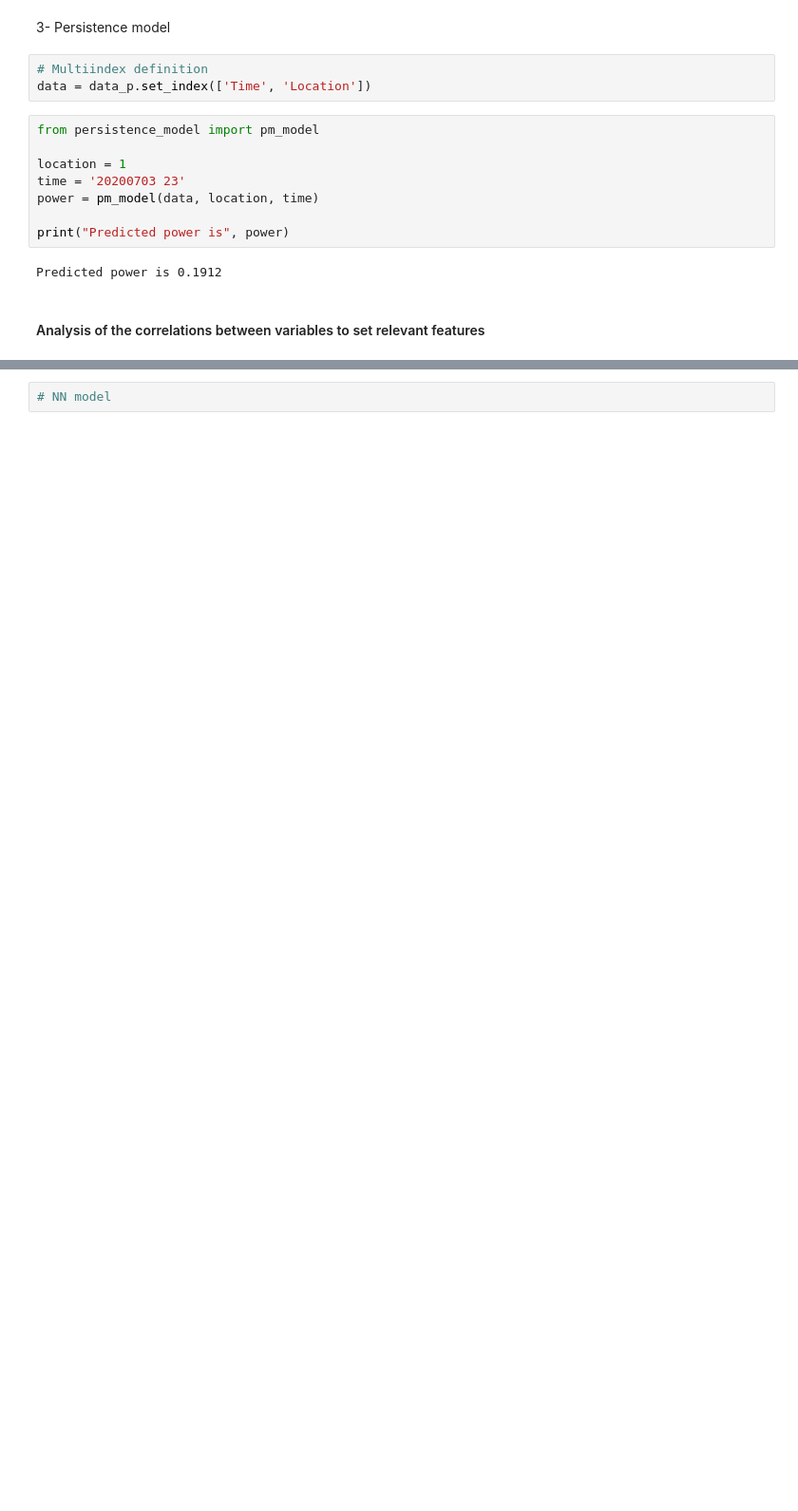
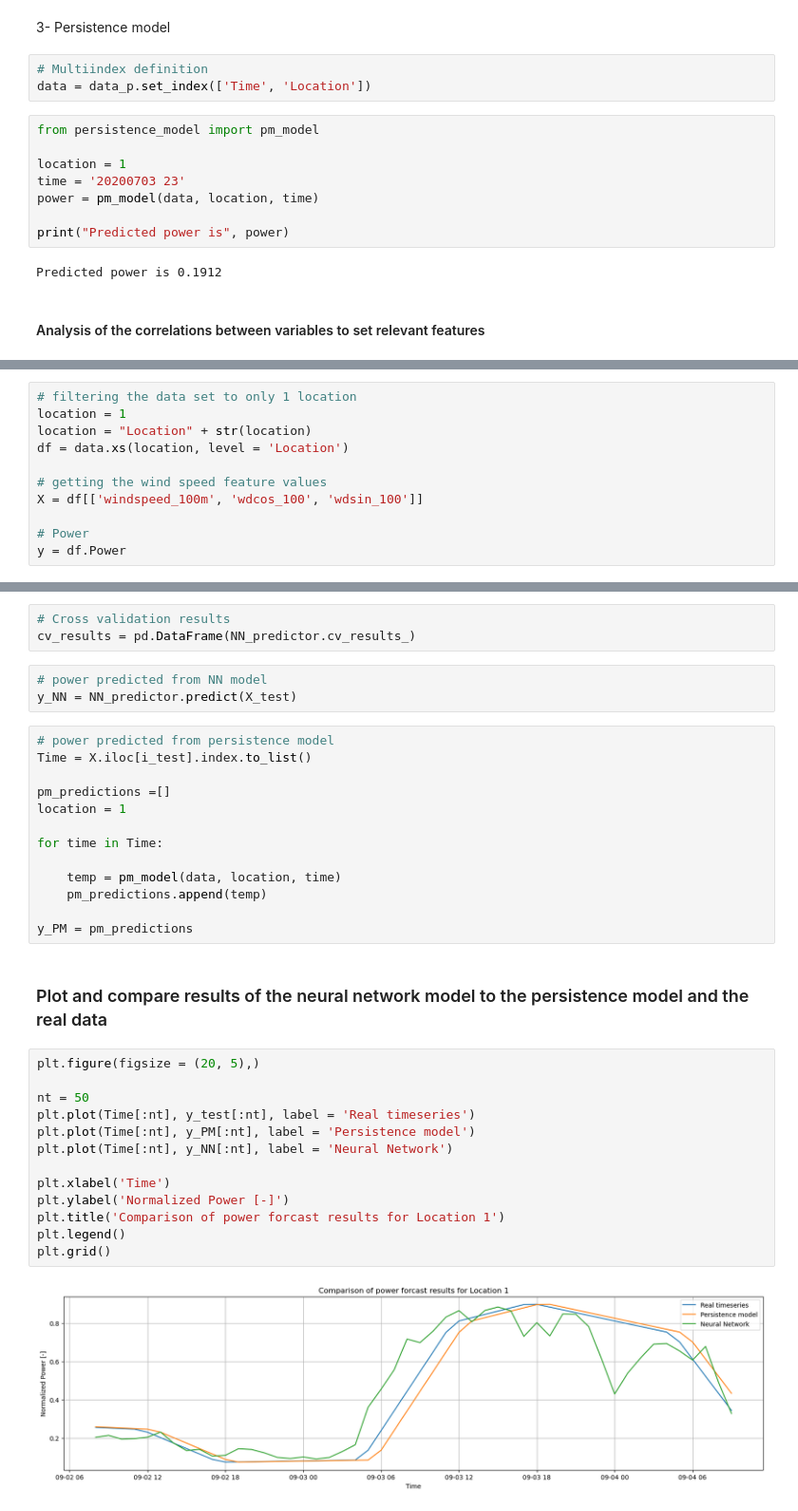
Before and after one commit to cfmor/TWEED_SC2, a Jupyter notebook: tweed_sc2/wind_power_forecasting/WP_Forecasting.ipynb, the cells around one changed output, grey strips where cells are left out. Shown at 95% size. Drawn from its saved outputs; the diff is of its cells as text; blank space fills up the shorter version.

Commit message:
added machine learning models and cleaned notebook

```diff
--- a/tweed_sc2/wind_power_forecasting/WP_Forecasting.ipynb
+++ b/tweed_sc2/wind_power_forecasting/WP_Forecasting.ipynb
@@ -92 +106,12 @@ The correlation between power is only relevant in the case of wind speed (10 or
+# %%
+# filtering the data set to only 1 location
+location = 1
+location = "Location" + str(location)
+df = data.xs(location, level = 'Location')
+
+# getting the wind speed feature values
+X = df[['windspeed_100m', 'wdcos_100', 'wdsin_100']]
+
+# Power
+y = df.Power
 # %%
@@ -94,2 +139,36 @@ The correlation between power is only relevant in the case of wind speed (10 or
-# %%
-# NN model
+# %%
+# Cross validation results
+cv_results = pd.DataFrame(NN_predictor.cv_results_)
+# %%
+# power predicted from NN model
+y_NN = NN_predictor.predict(X_test)
+# %%
+# power predicted from persistence model
+Time = X.iloc[i_test].index.to_list()
+
+pm_predictions =[]
+location = 1
+
+for time in Time:
+
+    temp = pm_model(data, location, time)
+    pm_predictions.append(temp)
+
+y_PM = pm_predictions
+# %% [markdown]
+### Plot and compare results of the neural network model to the persistence model and the real data
+# %%
+plt.figure(figsize = (20, 5),)
+
+nt = 50
+plt.plot(Time[:nt], y_test[:nt], label = 'Real timeseries')
+plt.plot(Time[:nt], y_PM[:nt], label = 'Persistence model')
+plt.plot(Time[:nt], y_NN[:nt], label = 'Neural Network')
+
+plt.xlabel('Time')
+plt.ylabel('Normalized Power [-]')
+plt.title('Comparison of power forcast results for Location 1')
+plt.legend()
+plt.grid()
+# %% [output]
+[figure, added]
```
Also changed, not shown: parts of 7 cells of this notebook, 3 other files.
